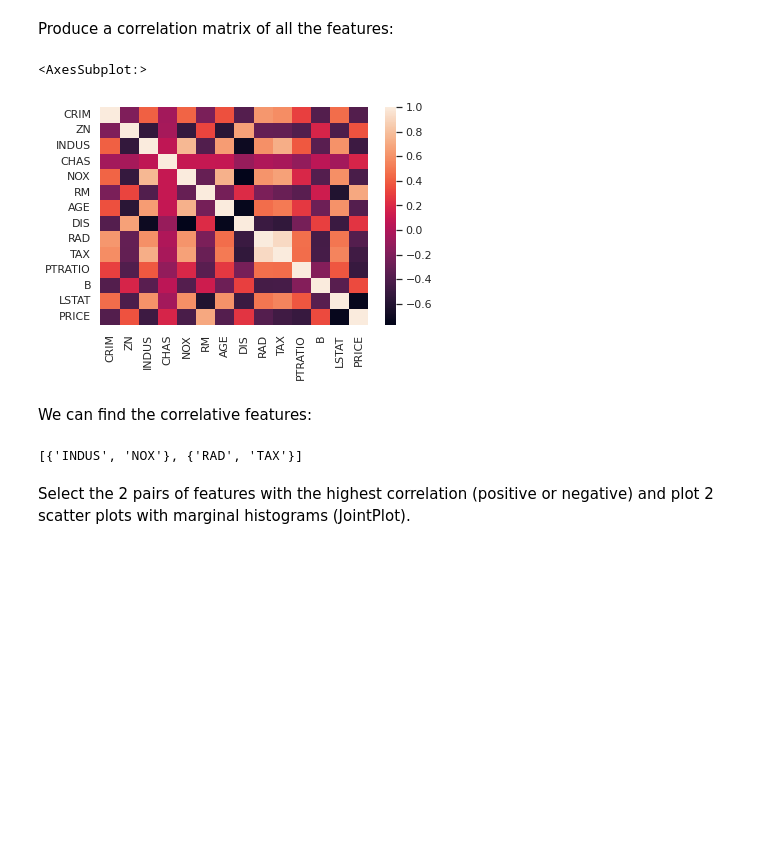
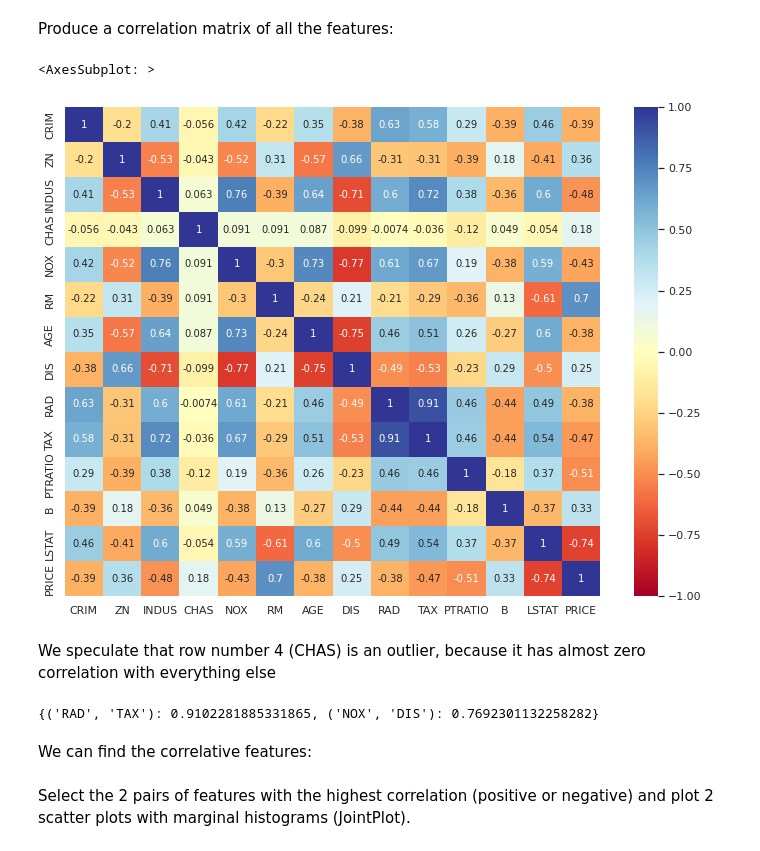
Before and after one commit to ronigold/Statistics_HW, a Jupyter notebook: HW2.ipynb, the cells around one changed output. Saved outputs shown, nothing was run; the diff lists cells and outputs as text; code cells hidden in the pictures; blank space fills up the shorter version.

```diff
--- a/HW2.ipynb
+++ b/HW2.ipynb
@@ -111,8 +104,11 @@ sns.boxplot(data = df, x = 'NOX')
 [figure]
 # %% [markdown]
 Produce a correlation matrix of all the features:
-# %%
-sns.heatmap(df.corr())
-# %% [output]
-<AxesSubplot:>
-[figure, removed]
+# %%
+plt.figure(figsize = (12, 9))
+sns.heatmap(df.corr(), vmin = -1, vmax = 1, cmap = "RdYlBu", annot=True)
+# %% [output]
+<AxesSubplot: >
+[figure, added]
+# %% [markdown]
+We speculate that row number 4 (CHAS) is an outlier, because it has almost zero correlation with everything else
@@ -119,13 +120,10 @@ sns.heatmap(df.corr())
+# %%
+corr_features = get_corr_features(df, 2)
+corr_features
+# %% [output]
+{('RAD', 'TAX'): 0.9102281885331865, ('NOX', 'DIS'): 0.7692301132258282}
 # %% [markdown]
 We can find the correlative features:
-# %%
-tr = DropCorrelatedFeatures(variables=None, method='pearson', threshold=0.75)
-
-Xt = tr.fit_transform(df)
-
-tr.correlated_feature_sets_
-# %% [output]
-[{'INDUS', 'NOX'}, {'RAD', 'TAX'}]
 # %% [markdown]
 Select the 2 pairs of features with the highest correlation (positive or negative) and plot 2 scatter plots with marginal histograms (JointPlot).
 # %%
```
Also changed, not shown: parts of 32 cells of this notebook.
